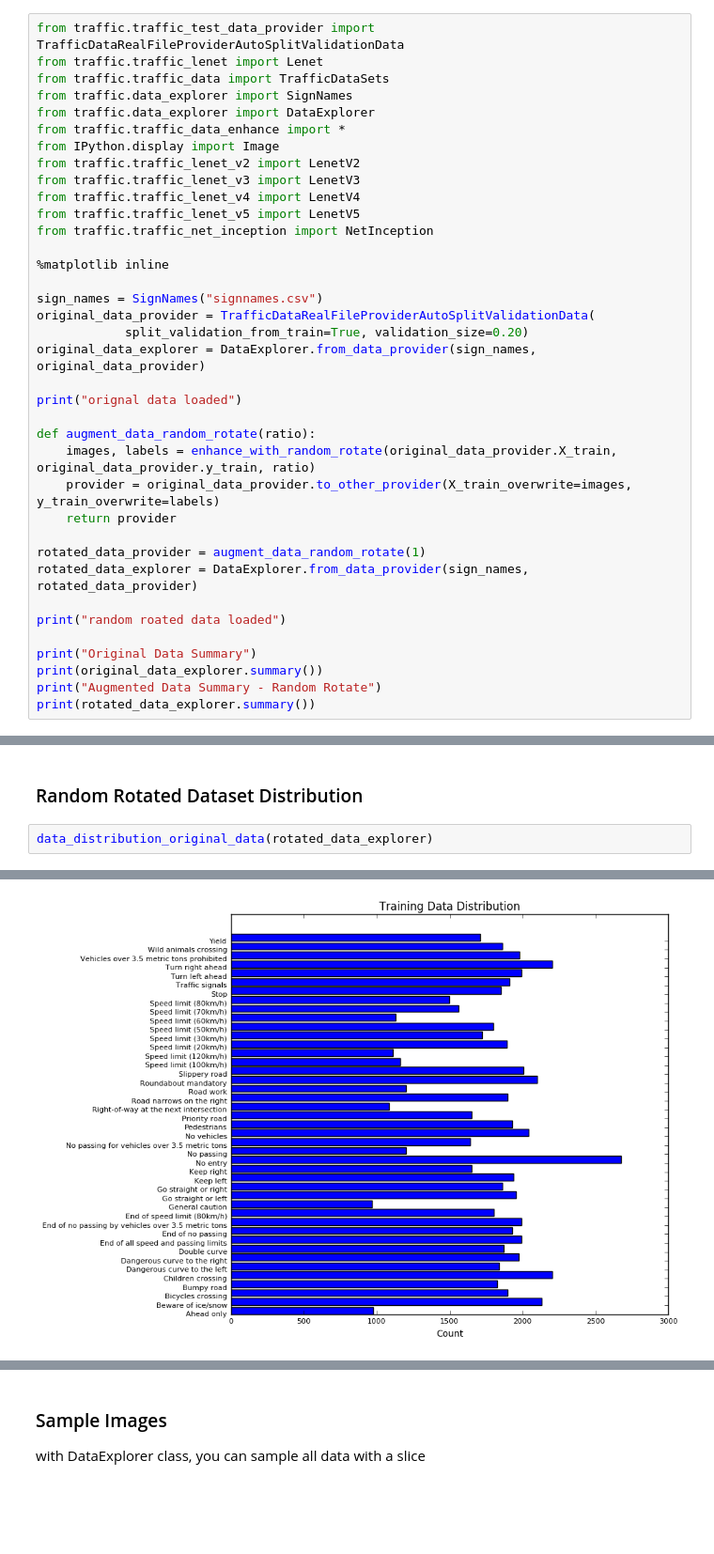
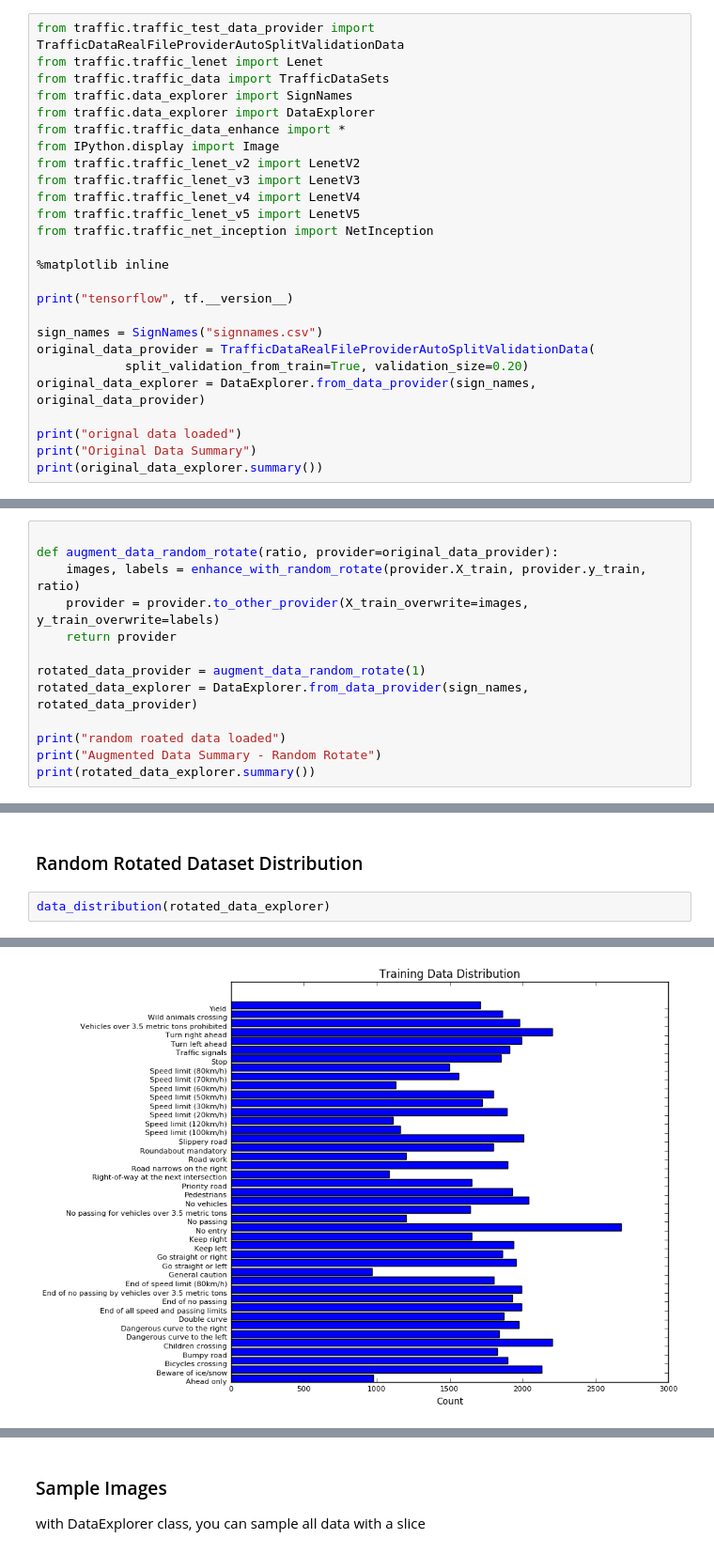
Before and after one commit to jluo-bgl/Traffic-Sign-Recognition-with-Deep-Learning-CNN, a Jupyter notebook: Traffic_Sign_Classifier_main.ipynb, the cells around one changed output, grey strips where cells are left out. Shown at 94% size. Cells and saved outputs as stored; diff of their text form; blank space fills up the shorter version.

```diff
--- a/Traffic_Sign_Classifier_main.ipynb
+++ b/Traffic_Sign_Classifier_main.ipynb
@@ -96,25 +100,14 @@ from traffic.traffic_net_inception import NetInception
 
 %matplotlib inline
 
+print("tensorflow", tf.__version__)
+
 sign_names = SignNames("signnames.csv")
 original_data_provider = TrafficDataRealFileProviderAutoSplitValidationData(
             split_validation_from_train=True, validation_size=0.20)
 original_data_explorer = DataExplorer.from_data_provider(sign_names, original_data_provider)
 
 print("orignal data loaded")
-
-def augment_data_random_rotate(ratio):
-    images, labels = enhance_with_random_rotate(original_data_provider.X_train, original_data_provider.y_train, ratio)
-    provider = original_data_provider.to_other_provider(X_train_overwrite=images, y_train_overwrite=labels)
-    return provider
-
-rotated_data_provider = augment_data_random_rotate(1)
-rotated_data_explorer = DataExplorer.from_data_provider(sign_names, rotated_data_provider)
-
-print("random roated data loaded")
-
 print("Original Data Summary")
 print(original_data_explorer.summary())
-print("Augmented Data Summary - Random Rotate")
-print(rotated_data_explorer.summary())
 # %% [output]
@@ -135,3 +128,16 @@ Original Data Summary
             shape:(12630, 32, 32, 3)
 
         unique classes: 43
+# %%
+
+def augment_data_random_rotate(ratio, provider=original_data_provider):
+    images, labels = enhance_with_random_rotate(provider.X_train, provider.y_train, ratio)
+    provider = provider.to_other_provider(X_train_overwrite=images, y_train_overwrite=labels)
+    return provider
+
+rotated_data_provider = augment_data_random_rotate(1)
+rotated_data_explorer = DataExplorer.from_data_provider(sign_names, rotated_data_provider)
+
+print("random roated data loaded")
+print("Augmented Data Summary - Random Rotate")
+print(rotated_data_explorer.summary())
@@ -167,11 +191,11 @@ lowest count of sign names: ('Go straight or left', 163)
 # %% [markdown]
 ### Random Rotated Dataset Distribution
 # %%
-data_distribution_original_data(rotated_data_explorer)
+data_distribution(rotated_data_explorer)
 # %% [output]
 highest count of sign names: ('No entry', 2673)
 lowest count of sign names: ('General caution', 969)
-[figure, old version]
+[figure, new version]
 [figure]
 [figure]
 # %% [markdown]
```
Also changed, not shown: parts of 15 cells of this notebook, 4 other files.
